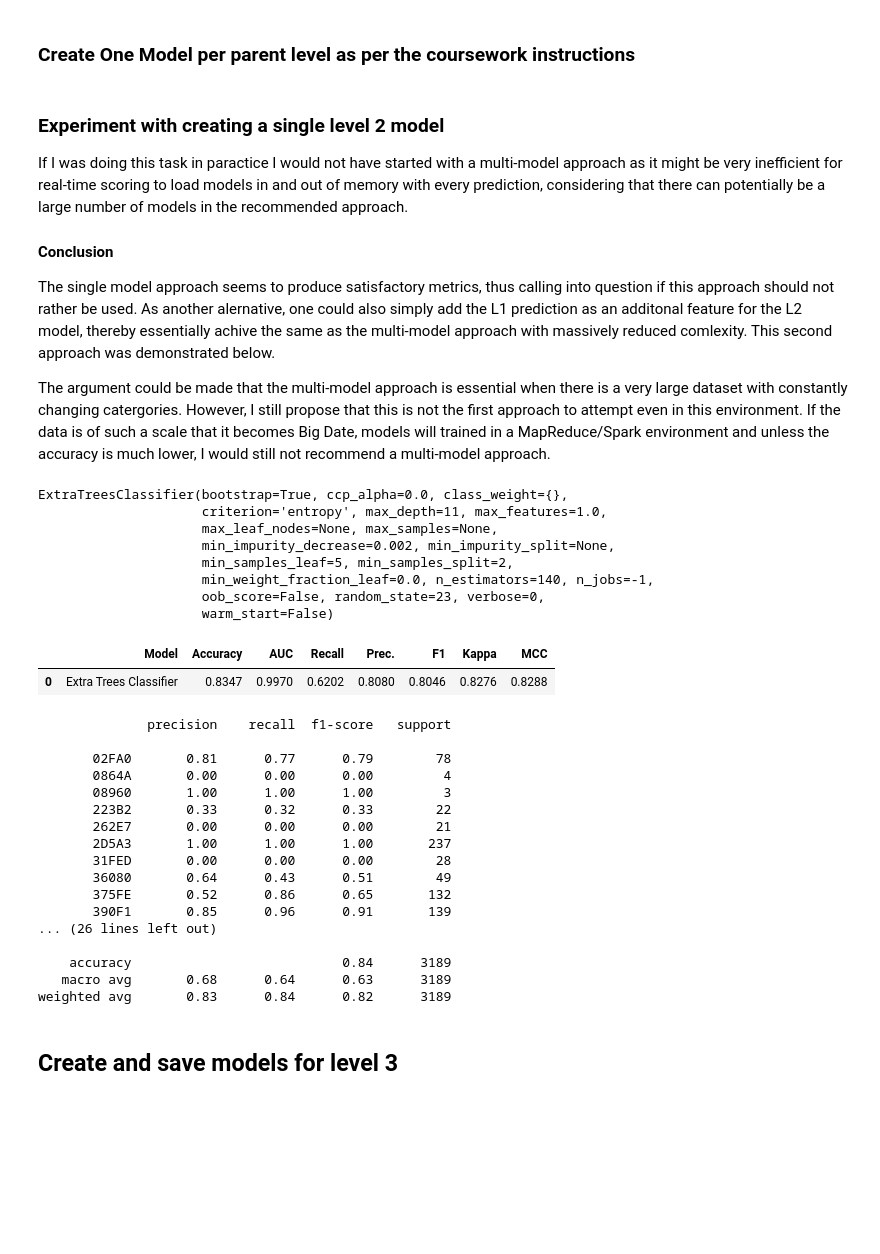
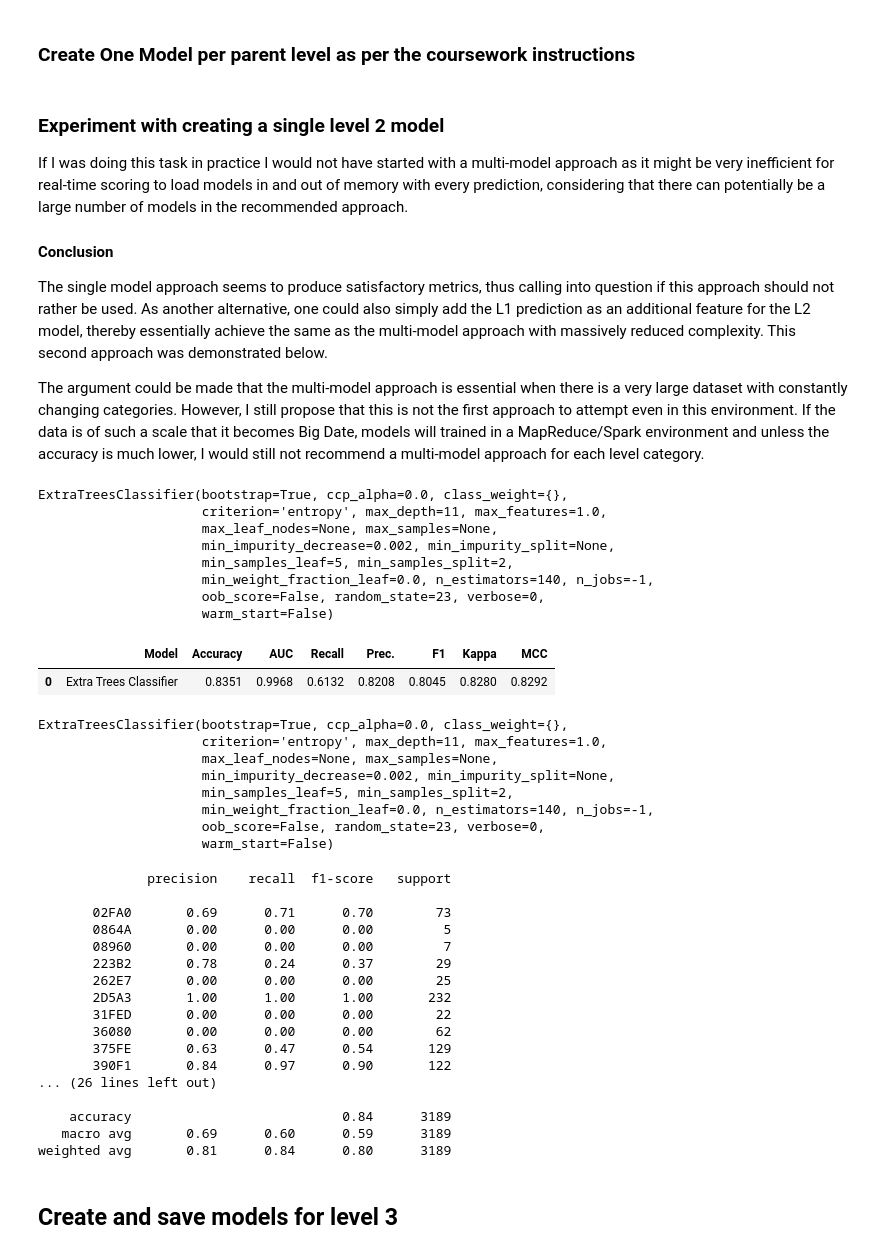
Before and after one commit to JohnnyFoulds/DSM030-2021-OCT, a Jupyter notebook: coursework_01/solution.ipynb, the cells around one changed output. Cells and saved outputs as stored; diff of their text form; code cells hidden in the pictures; blank space fills up the shorter version.

```diff
--- a/coursework_01/solution.ipynb
+++ b/coursework_01/solution.ipynb
@@ -505,18 +510,19 @@ def create_model(data:pd.DataFrame, target:str, session_id:int=None, exclude=Non
 ## Create and save model for level 1
 # %%
 ## Create and save model for level 1
+exclude_models = ['gbc', 'lightgbm'] # gbc and lightgbm are excluded for debugging as they take significantly longer than other models to fit and only offer a fairly small increase in accuracy.
 train_l1 = X_train.join(class1)
 
 level1_model = create_model(
     data=train_l1,
     target='Level_1',
     session_id=23,
-    exclude=['gbc', 'lightgbm'])  # gbc and lightgbm are excluded for debugging as they take sinificantly longer than other models to fit and only offer a fairly small increase in accuracy.
+    exclude=exclude_models)
 
 # dislay the model parameters
 print(level1_model)
 
-# display the model evalutation
+# display the model evaluation
 _ = predict_model(level1_model)
 
 # save the model
@@ -679,36 +656,45 @@ IPython.display.clear_output()
 # %% [markdown]
 ### Experiment with creating a single level 2 model
 
-If I was doing this task in paractice I would not have started with a multi-model approach as it might be very inefficient for real-time scoring to load models in and out of memory with every prediction, considering that there can potentially be a large number of models in the recommended approach.
+If I was doing this task in practice I would not have started with a multi-model approach as it might be very inefficient for real-time scoring to load models in and out of memory with every prediction, considering that there can potentially be a large number of models in the recommended approach.
 
 #### Conclusion
 
-The single model approach seems to produce satisfactory metrics, thus calling into question if this approach should not rather be used. As another alernative, one could also simply add the L1 prediction as an additonal feature for the L2 model, thereby essentially achive the same as the multi-model approach with massively reduced comlexity. This second approach was demonstrated below.
+The single model approach seems to produce satisfactory metrics, thus calling into question if this approach should not rather be used. As another alternative, one could also simply add the L1 prediction as an additional feature for the L2 model, thereby essentially achieve the same as the multi-model approach with massively reduced complexity. This second approach was demonstrated below.
 
-The argument could be made that the multi-model approach is essential when there is a very large dataset with constantly changing catergories. However, I still propose that this is not the first approach to attempt even in this environment. If the data is of such a scale that it becomes Big Date, models will trained in a MapReduce/Spark environment and unless the accuracy is much lower, I would still not recommend a multi-model approach.
+The argument could be made that the multi-model approach is essential when there is a very large dataset with constantly changing categories. However, I still propose that this is not the first approach to attempt even in this environment. If the data is of such a scale that it becomes Big Date, models will trained in a MapReduce/Spark environment and unless the accuracy is much lower, I would still not recommend a multi-model approach for each level category.
 # %%
 level2_model = create_model(
     data=X_train.join(class2).join(class1),
     target='Level_2',
     session_id=23,
-    exclude=['gbc', 'lightgbm'])  # gbc and lightgbm are excluded for debugging as they take sinificantly longer than other models to fit and only offer a fairly small increase in accuracy.
+    exclude=exclude_models)
 
 # dislay the model parameters
 print(level2_model)
 
-# display the model evalutation
+# display the model evaluation
 _ = predict_model(level2_model)
+finalize_model(level2_model)
 # %% [output]
 ExtraTreesClassifier(bootstrap=True, ccp_alpha=0.0, class_weight={},
                      criterion='entropy', max_depth=11, max_features=1.0,
                      max_leaf_nodes=None, max_samples=None,
                      min_impurity_decrease=0.002, min_impurity_split=None,
                      min_samples_leaf=5, min_samples_split=2,
                      min_weight_fraction_leaf=0.0, n_estimators=140, n_jobs=-1,
                      oob_score=False, random_state=23, verbose=0,
                      warm_start=False)
 |  | Model | Accuracy | AUC | Recall | Prec. | F1 | Kappa | MCC |
-| 0 | Extra Trees Classifier | 0.8347 | 0.9970 | 0.6202 | 0.8080 | 0.8046 | 0.8276 | 0.8288 |
+| 0 | Extra Trees Classifier | 0.8351 | 0.9968 | 0.6132 | 0.8208 | 0.8045 | 0.8280 | 0.8292 |
+ExtraTreesClassifier(bootstrap=True, ccp_alpha=0.0, class_weight={},
+                     criterion='entropy', max_depth=11, max_features=1.0,
+                     max_leaf_nodes=None, max_samples=None,
+                     min_impurity_decrease=0.002, min_impurity_split=None,
+                     min_samples_leaf=5, min_samples_split=2,
+                     min_weight_fraction_leaf=0.0, n_estimators=140, n_jobs=-1,
+                     oob_score=False, random_state=23, verbose=0,
+                     warm_start=False)
 # %%
 from sklearn.metrics import classification_report, precision_score, recall_score, f1_score, precision_recall_fscore_support
 
@@ -721,21 +707,21 @@ print(classification_report(y_test['Level_2'].astype(str), df_predicted.Label))
 # %% [output]
               precision    recall  f1-score   support
 
-       02FA0       0.81      0.77      0.79        78
-       0864A       0.00      0.00      0.00         4
-       08960       1.00      1.00      1.00         3
-       223B2       0.33      0.32      0.33        22
-       262E7       0.00      0.00      0.00        21
-       2D5A3       1.00      1.00      1.00       237
-       31FED       0.00      0.00      0.00        28
-       36080       0.64      0.43      0.51        49
-       375FE       0.52      0.86      0.65       132
-       390F1       0.85      0.96      0.91       139
+       02FA0       0.69      0.71      0.70        73
+       0864A       0.00      0.00      0.00         5
+       08960       0.00      0.00      0.00         7
+       223B2       0.78      0.24      0.37        29
+       262E7       0.00      0.00      0.00        25
+       2D5A3       1.00      1.00      1.00       232
+       31FED       0.00      0.00      0.00        22
+       36080       0.00      0.00      0.00        62
+       375FE       0.63      0.47      0.54       129
+       390F1       0.84      0.97      0.90       122
 ... (26 lines left out)
 
     accuracy                           0.84      3189
-   macro avg       0.68      0.64      0.63      3189
-weighted avg       0.83      0.84      0.82      3189
+   macro avg       0.69      0.60      0.59      3189
+weighted avg       0.81      0.84      0.80      3189
 # %% [markdown]
 ## Create and save models for level 3
 # %%
```
Also changed, not shown: parts of 14 cells of this notebook, 18 other files.
